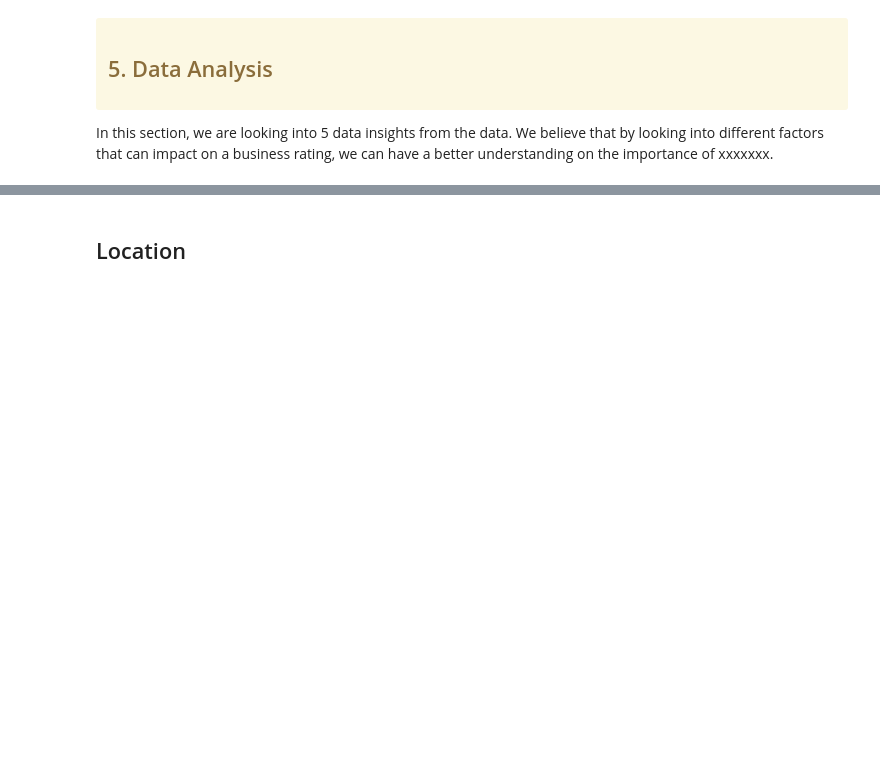
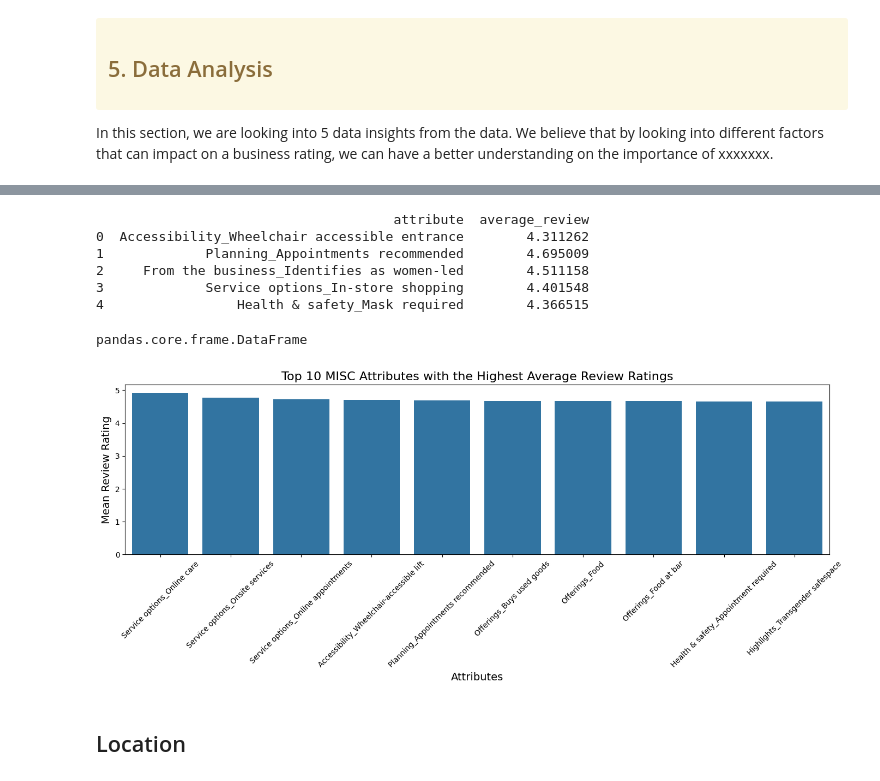
Before and after one commit to felix553/FIT5198-Assignment-1-, a Jupyter notebook: notebook_templates/task3_xxxxxxx.ipynb, the cells around one changed output, grey strips where cells are left out. Drawn from its saved outputs; the diff is of its cells as text; code cells hidden in the pictures; blank space fills up the shorter version.

Commit message:
Implemented MISC analysis

```diff
--- a/notebook_templates/task3_xxxxxxx.ipynb
+++ b/notebook_templates/task3_xxxxxxx.ipynb
@@ -390,3 +447,61 @@ dtype: int64
+# %%
+# Identify the one-hot encoded columns
+one_hot_columns = misc_expanded.columns
+
+# Initialize an empty DataFrame to store the summary
+attribute_summary = pd.DataFrame(columns=['attribute', 'average_review'])
+
+# Calculate the average review rating for each attribute effect
+for column in one_hot_columns:
+    # Group by each one-hot encoded column and calculate the average review
+    avg_review = merged_df_combined.groupby(column).agg(
+        average_review=('review_rating', 'mean')
+    ).reset_index()
+
+    # Extract only the rows where the attribute is present (i.e., column value is 1)
+    avg_review = avg_review[avg_review[column] == 1].drop(columns=[column])
+
+    # Append the results to the summary DataFrame
+    attribute_summary = pd.concat([attribute_summary, pd.DataFrame({'attribute': column, 'average_review': avg_review['average_review']})], ignore_index=True)
+
+# Display the summary
+print(attribute_summary.head())
+# %% [output]
+                                      attribute  average_review
+0  Accessibility_Wheelchair accessible entrance        4.311262
+1             Planning_Appointments recommended        4.695009
+2     From the business_Identifies as women-led        4.511158
+3             Service options_In-store shopping        4.401548
+4                 Health & safety_Mask required        4.366515
+# %%
+type(attribute_summary)
+# %% [output]
+pandas.core.frame.DataFrame
+# %%
+
+# Sort the DataFrame without using inplace and assign it back to attribute_summary
+attribute_summary = attribute_summary.sort_values(by='average_review', ascending=False)
+
+# Select the top 10 attributes with the highest average review ratings
+Top_10 = attribute_summary.head(10)
+
+# Set the plot size
+plt.figure(figsize=(14, 6))
+
+# Create a bar plot using Seaborn
+sns.barplot(data=Top_10, x='attribute', y='average_review')
+
+# Customize the plot
+plt.title('Top 10 MISC Attributes with the Highest Average Review Ratings', fontsize=16)
+plt.xlabel('Attributes', fontsize=14)
+plt.ylabel('Mean Review Rating', fontsize=14)
+plt.xticks(rotation=45)
+plt.tight_layout()
+
+# Show the plot
+plt.show()
+# %% [output]
+[figure, added]
 # %% [markdown]
 ## Location
 # %%
```
Also changed, not shown: parts of 4 cells of this notebook.
